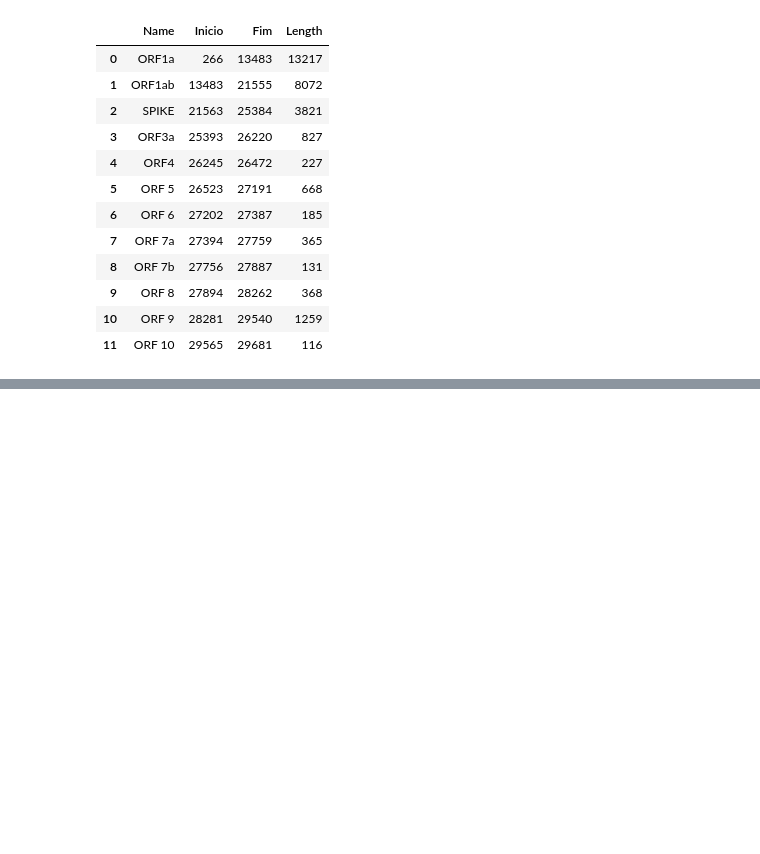
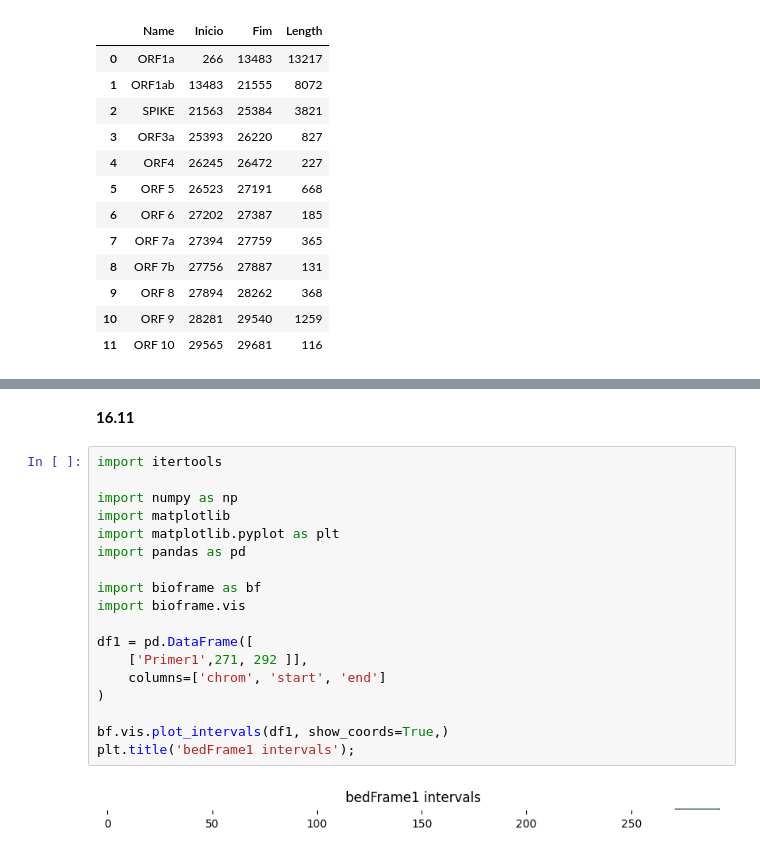
Before and after one commit to mayaah-karolaine/tt3-orf-extractor, a Jupyter notebook: MpGenomaSARScOV10_py.ipynb, the cells around one changed output, grey strips where cells are left out. Cells and saved outputs as stored; diff of their text form; blank space fills up the shorter version.

```diff
--- a/MpGenomaSARScOV10_py.ipynb
+++ b/MpGenomaSARScOV10_py.ipynb
@@ -385 +472,23 @@ for idx, row in df.iterrows():
+# %% [markdown]
+**16.11**
+# %%
+import itertools
+
+import numpy as np
+import matplotlib
+import matplotlib.pyplot as plt
+import pandas as pd
+
+import bioframe as bf
+import bioframe.vis
+
+df1 = pd.DataFrame([
+    ['Primer1',271, 292 ]],
+    columns=['chrom', 'start', 'end']
+)
+
+bf.vis.plot_intervals(df1, show_coords=True,)
+plt.title('bedFrame1 intervals');
+# %% [output]
+[figure, added]
 # %%
```
Also changed, not shown: parts of 29 cells of this notebook.
